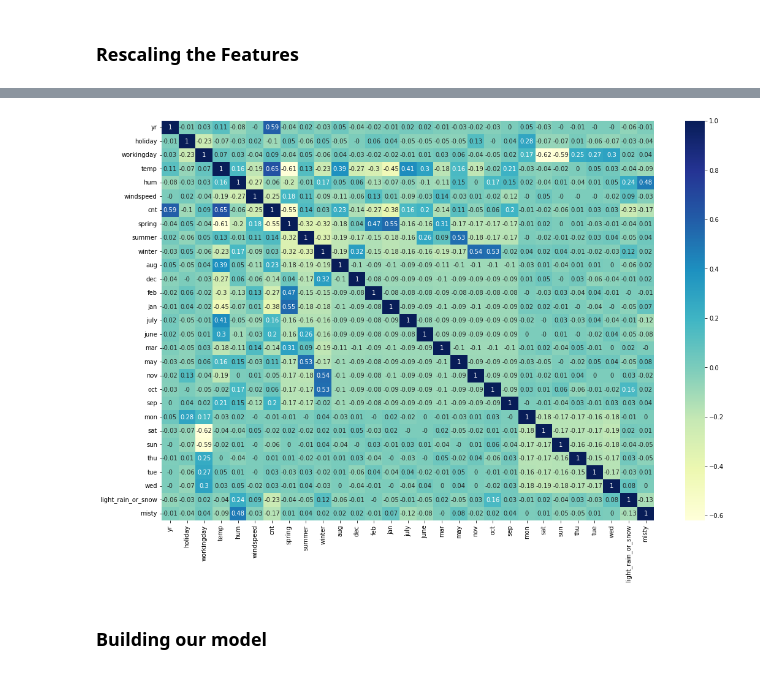
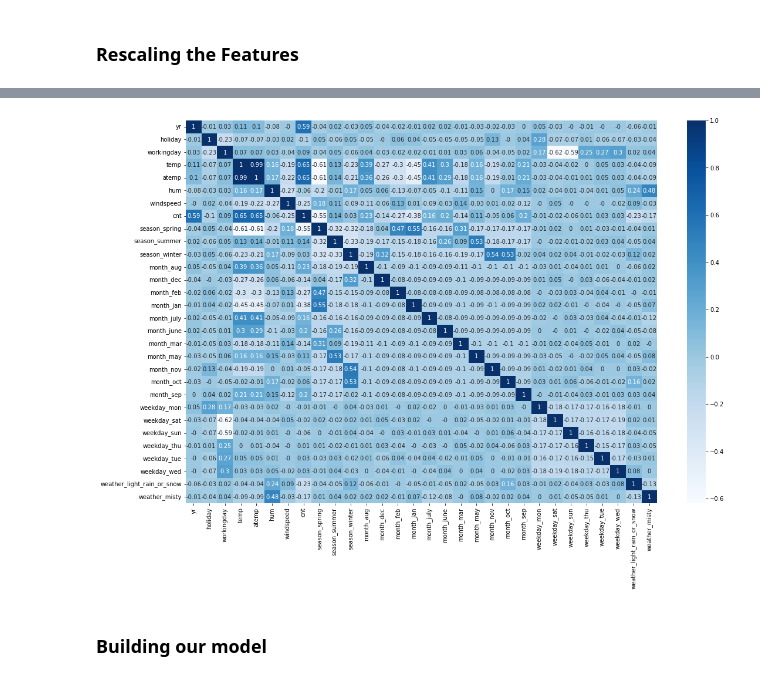
Before and after one commit to srikanth24y/bike-sharing-demand, a Jupyter notebook: bike-sharing-demand.ipynb, the cells around one changed output, grey strips where cells are left out. Drawn from its saved outputs; the diff is of its cells as text; code cells hidden in the pictures.

```diff
--- a/bike-sharing-demand.ipynb
+++ b/bike-sharing-demand.ipynb
@@ -128,18 +122,18 @@ df.shape
 (730, 12)
 # %%
 # Mapping season column
-df['season'] = df['season'].map({1:'spring', 2:'summer', 3:'fall', 4:'winter'})
+bike['season'] = bike['season'].map({1:'spring', 2:'summer', 3:'fall', 4:'winter'})
 
 # Mapping month column
-df['mnth'] = df['mnth'].map({1:'jan',2:'feb',3:'mar',4:'apr',5:'may',6:'june',7:'july',8:'aug',9:'sep',10:'oct',11:'nov',12:'dec'})
+bike['mnth'] = bike['mnth'].map({1:'jan',2:'feb',3:'mar',4:'apr',5:'may',6:'june',7:'july',8:'aug',9:'sep',10:'oct',11:'nov',12:'dec'})
 
 # Mapping weekday column
-df['weekday'] = df['weekday'].map({0:'sun',1:'mon',2:'tue',3:'wed',4:'thu',5:'fri',6:'sat'})
+bike['weekday'] = bike['weekday'].map({0:'sun',1:'mon',2:'tue',3:'wed',4:'thu',5:'fri',6:'sat'})
 
 # Mapping weathersit column
-df['weathersit'] = df['weathersit'].map({1:'clear',2:'misty',3:'light_rain_or_snow',4:'heavy_rain_or_snow'})
+bike['weathersit'] = bike['weathersit'].map({1:'clear',2:'misty',3:'light_rain_or_snow',4:'heavy_rain_or_snow'})
 
-df.shape
+bike.shape
 # %% [output]
 (730, 12)
 # %%
@@ -224,12 +213,20 @@ plt.show()
 # %%
 # Dummy variable for season, mnth, weekday, weathersit variables
 
-df_season = pd.get_dummies(df['season'], drop_first=True)
-df_month = pd.get_dummies(df['mnth'], drop_first=True)
-df_weekday = pd.get_dummies(df['weekday'], drop_first=True)
-df_weathersit = pd.get_dummies(df['weathersit'], drop_first=True)
+df_season = pd.get_dummies(bike['season'], drop_first=True)
+df_season = df_season.add_prefix('season_')
 
-df = pd.concat([df, df_season, df_month, df_weekday, df_weathersit], axis=1)
-df = df.drop(['season','mnth','weekday','weathersit'], axis=1)
-df.head()
+
+df_month = pd.get_dummies(bike['mnth'], drop_first=True)
+df_month = df_month.add_prefix('month_')
+
+df_weekday = pd.get_dummies(bike['weekday'], drop_first=True)
+df_weekday = df_weekday.add_prefix('weekday_')
+
+df_weathersit = pd.get_dummies(bike['weathersit'], drop_first=True)
+df_weathersit = df_weathersit.add_prefix('weather_')
+
+bike = pd.concat([bike, df_season, df_month, df_weekday, df_weathersit], axis=1)
+bike = bike.drop(['season','mnth','weekday','weathersit'], axis=1)
+bike.head()
 # %% [output]
@@ -249,7 +242,7 @@ df.shape
 # %%
 # Split dataset into train and test
 
-df_train, df_test = train_test_split(df, train_size=0.70, random_state=100)
+df_train, df_test = train_test_split(bike, train_size=0.70, random_state=100)
 print(df_train.shape)
 print(df_test.shape)
 # %% [output]
@@ -262,7 +255,7 @@ print(df_test.shape)
 # min-max scaling (normalization) (x - xmin) / (xmax -xmin)
 
 scaler = MinMaxScaler()
-num_vars = ['temp', 'hum', 'windspeed', 'cnt']
+num_vars = ['temp', 'atemp', 'hum', 'windspeed', 'cnt']
 df_train[num_vars] = scaler.fit_transform(df_train[num_vars])
 df_train.head()
 # %% [output]
@@ -289,10 +282,10 @@ df_train.describe()
 # %%
 # we will refer this plot while building our model
 plt.figure(figsize=(18,12))
-sns.heatmap(round(df_train.corr(),2), annot=True, cmap="YlGnBu")
+sns.heatmap(round(df_train.corr(),2), annot=True, cmap="Blues")
 plt.show()
 # %% [output]
-[figure, old version]
+[figure, new version]
 # %% [markdown]
 ### Building our model
 # %%
```
Also changed, not shown: parts of 57 cells of this notebook.
